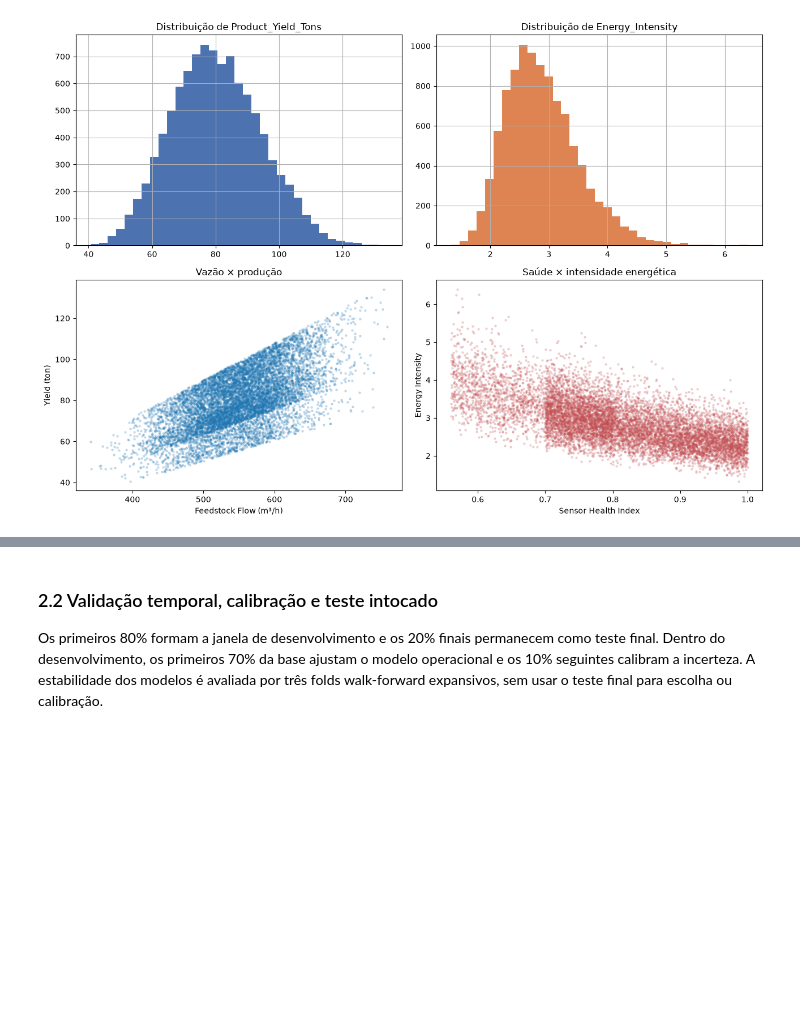
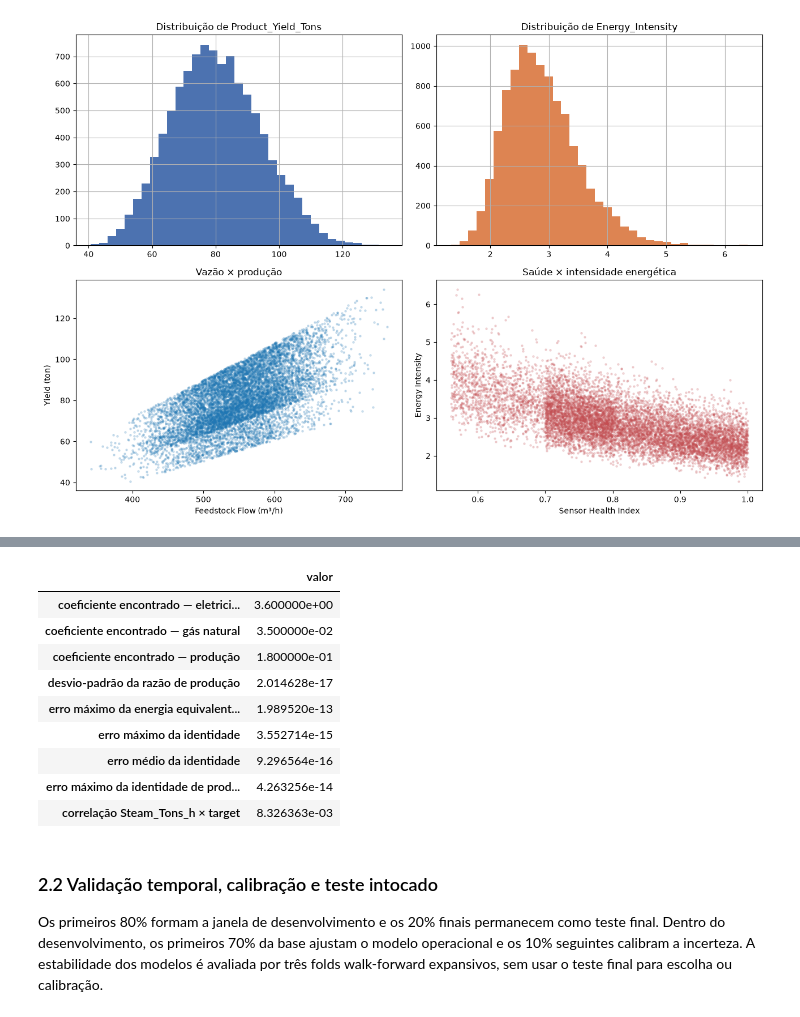
Before and after one commit to emissilva/trabalho-otimizacao-petroquimica, a Jupyter notebook: notebook/pipeline_petroquimico.ipynb, the cells around one changed output, grey strips where cells are left out. Drawn from its saved outputs; the diff is of its cells as text; code cells hidden in the pictures; blank space fills up the shorter version.

```diff
--- a/notebook/pipeline_petroquimico.ipynb
+++ b/notebook/pipeline_petroquimico.ipynb
@@ -191,3 +183,60 @@ pd.Series({
+# %%
+# Descoberta reproduzível de 3,6 e 0,035 somente nos primeiros 70%:
+# ao multiplicar intensidade por produção, o target torna-se uma combinação
+# linear de eletricidade e gás. Os 10.000 registros validam a relação.
+audit_train = df.iloc[:int(len(df) * 0.7)]
+energy_total_from_target_train = (
+    audit_train["Energy_Intensity"] * audit_train["Product_Yield_Tons"]
+).to_numpy()
+energy_sources_train = audit_train[["Electricity_MWh", "Natural_Gas_m3h"]].to_numpy()
+energy_coefficients, *_ = np.linalg.lstsq(
+    energy_sources_train, energy_total_from_target_train, rcond=None
+)
+electricity_factor, natural_gas_factor = energy_coefficients
+
+# Descoberta de 0,18 no treino e validação da razão em todas as linhas.
+yield_factor_by_row = (
+    df["Product_Yield_Tons"]
+    / (df["Feedstock_Flow_m3h"] * df["Sensor_Health_Index"])
+)
+yield_factor = float(yield_factor_by_row.iloc[:len(audit_train)].median())
+
+df["Equivalent_Energy"] = (
+    electricity_factor * df["Electricity_MWh"]
+    + natural_gas_factor * df["Natural_Gas_m3h"]
+)
+energy_reconstructed = df["Equivalent_Energy"] / df["Product_Yield_Tons"]
+identity_error = np.abs(energy_reconstructed - df["Energy_Intensity"])
+yield_reconstructed = yield_factor * df["Flow_Health_Interaction"]
+yield_identity_error = np.abs(yield_reconstructed - df["Product_Yield_Tons"])
+
+pd.Series({
+    "coeficiente encontrado — eletricidade": electricity_factor,
+    "coeficiente encontrado — gás natural": natural_gas_factor,
+    "coeficiente encontrado — produção": yield_factor,
+    "desvio-padrão da razão de produção": yield_factor_by_row.std(),
+    "erro máximo da energia equivalente — 10.000 linhas": np.max(
+        np.abs(
+            (df["Energy_Intensity"] * df["Product_Yield_Tons"]).to_numpy()
+            - df[["Electricity_MWh", "Natural_Gas_m3h"]].to_numpy() @ energy_coefficients
+        )
+    ),
+    "erro máximo da identidade": identity_error.max(),
+    "erro médio da identidade": identity_error.mean(),
+    "erro máximo da identidade de produção": yield_identity_error.max(),
+    "correlação Steam_Tons_h × target": df["Steam_Tons_h"].corr(df["Energy_Intensity"]),
+}).to_frame("valor")
+# %% [output]
+|  | valor |
+| coeficiente encontrado — eletrici... | 3.600000e+00 |
+| coeficiente encontrado — gás natural | 3.500000e-02 |
+| coeficiente encontrado — produção | 1.800000e-01 |
+| desvio-padrão da razão de produção | 2.014628e-17 |
+| erro máximo da energia equivalent... | 1.989520e-13 |
+| erro máximo da identidade | 3.552714e-15 |
+| erro médio da identidade | 9.296564e-16 |
+| erro máximo da identidade de prod... | 4.263256e-14 |
+| correlação Steam_Tons_h × target | 8.326363e-03 |
 # %% [markdown]
 ### 2.2 Validação temporal, calibração e teste intocado
 
```
Also changed, not shown: parts of 11 cells of this notebook, 10 other files.
